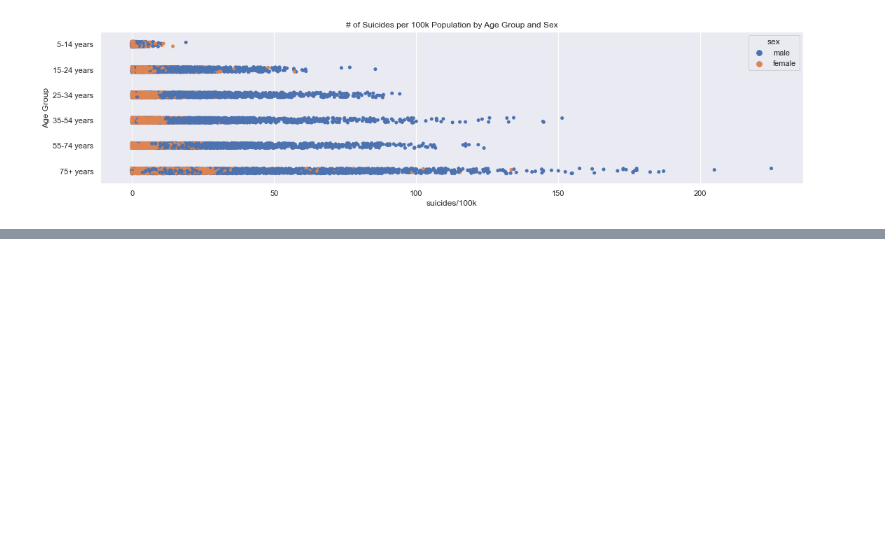
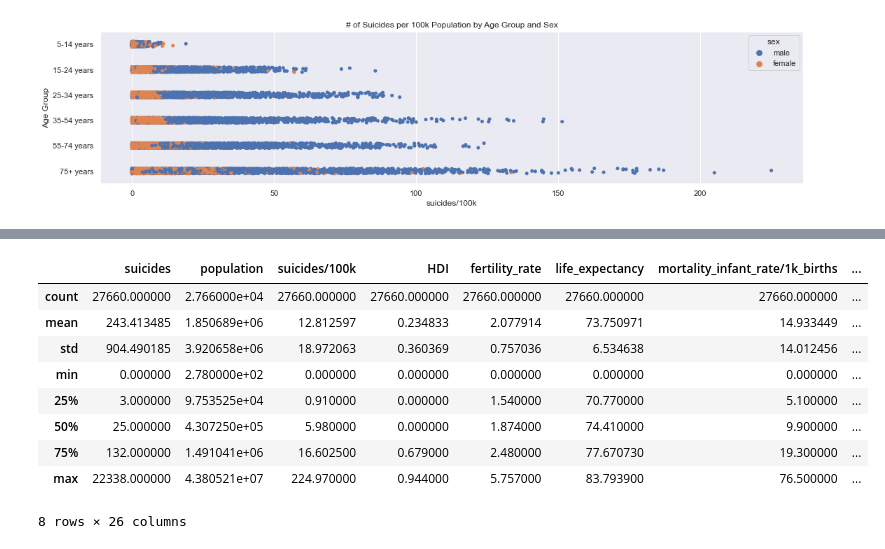
Before and after one commit to richardguarnieri/project_1, a Jupyter notebook: DataAnalysis.ipynb, the cells around one changed output, grey strips where cells are left out. Cells and saved outputs as stored; diff of their text form; code cells hidden in the pictures; blank space fills up the shorter version.

```diff
--- a/DataAnalysis.ipynb
+++ b/DataAnalysis.ipynb
@@ -500,0 +518,14 @@ plt.show()
+# %%
+df.fillna(0, inplace= True)
+df.describe()
+# %% [output]
+|  | suicides | population | suicides/100k | HDI | fertility_rate | life_expectancy | mortality_infant_rate/1k_births | ... |
+| count | 27660.000000 | 2.766000e+04 | 27660.000000 | 27660.000000 | 27660.000000 | 27660.000000 | 27660.000000 | ... |
+| mean | 243.413485 | 1.850689e+06 | 12.812597 | 0.234833 | 2.077914 | 73.750971 | 14.933449 | ... |
+| std | 904.490185 | 3.920658e+06 | 18.972063 | 0.360369 | 0.757036 | 6.534638 | 14.012456 | ... |
+| min | 0.000000 | 2.780000e+02 | 0.000000 | 0.000000 | 0.000000 | 0.000000 | 0.000000 | ... |
+| 25% | 3.000000 | 9.753525e+04 | 0.910000 | 0.000000 | 1.540000 | 70.770000 | 5.100000 | ... |
+| 50% | 25.000000 | 4.307250e+05 | 5.980000 | 0.000000 | 1.874000 | 74.410000 | 9.900000 | ... |
+| 75% | 132.000000 | 1.491041e+06 | 16.602500 | 0.679000 | 2.480000 | 77.670730 | 19.300000 | ... |
+| max | 22338.000000 | 4.380521e+07 | 224.970000 | 0.944000 | 5.757000 | 83.793900 | 76.500000 | ... |
+8 rows × 26 columns
```
Also changed, not shown: parts of 36 cells of this notebook, 6 other files.
